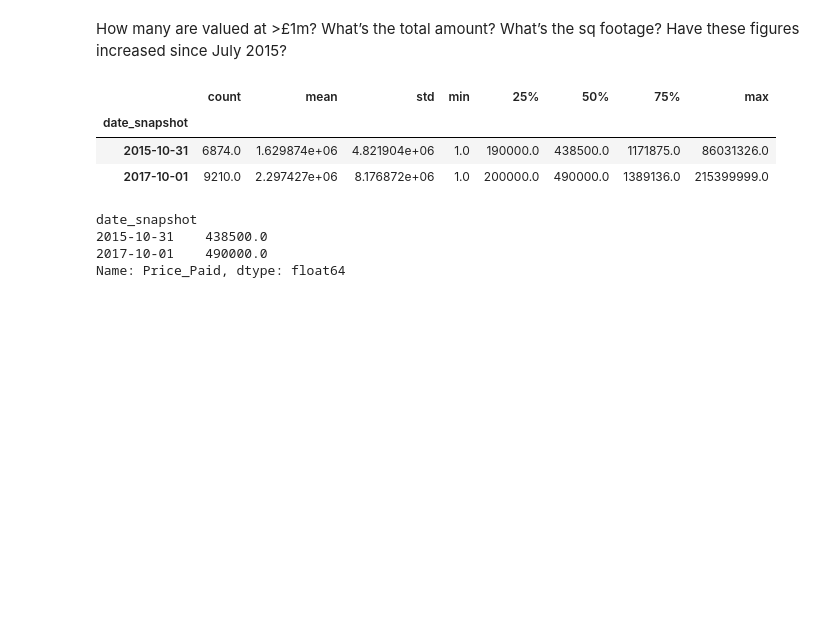
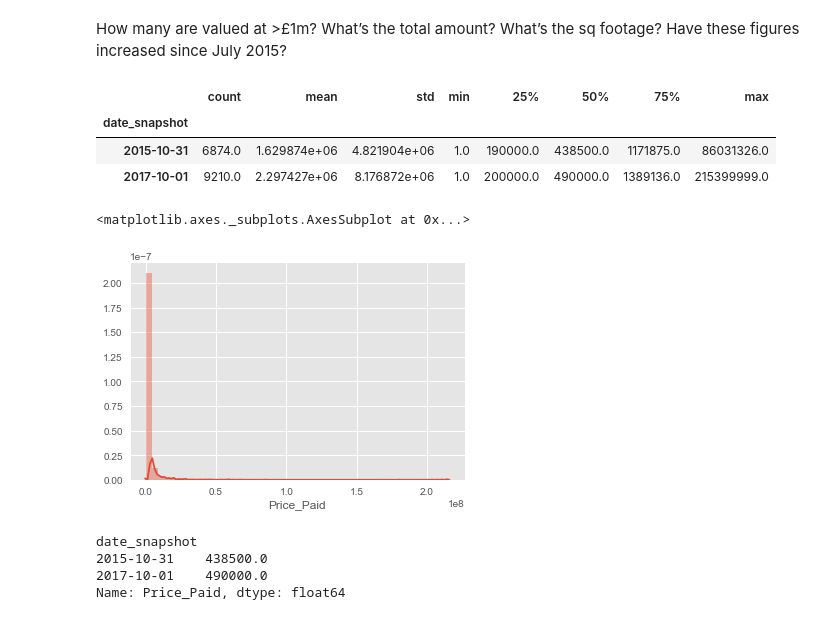
Before and after one commit to Global-Witness/overseas-companies-land-ownership-public, a Jupyter notebook: Draft Processing and Analysis.ipynb, the cells around one changed output. Cells and saved outputs as stored; diff of their text form; code cells hidden in the pictures; blank space fills up the shorter version.

```diff
--- a/Draft Processing and Analysis.ipynb
+++ b/Draft Processing and Analysis.ipynb
@@ -96,3 +99,25 @@ data['Date_Proprietor_Added'].value_counts().plot(figsize=(20,10))
 # %% [output]
 <matplotlib.axes._subplots.AxesSubplot at 0x...>
 [figure]
+# %%
+##Load in data on secrecy jurisdictions, normalize and take average of secrecy score from Financial Secrecy Index 2015
+secrecy_index = pd.read_csv('data/financial_secrecy_index_2015.csv')
+secrecy_index['normalized_jurisdiction'] = secrecy_index.Jurisdiction.str.upper()
+def derive_mean_or_leave_score(row):
+    pat = re.compile('.*(\d\d)-(\d\d).*')
+    if ')' in row['Secrecy Score']:
+        return int(re.search(pat,row['Secrecy Score']).group(1)) + int(re.search(pat,row['Secrecy Score']).group(2)) / 2
+    else:
+        return row['Secrecy Score']
+secrecy_index['secret_score_mean'] = secrecy_index.apply(derive_mean_or_leave_score,axis=1)
+secrecy_index.secret_score_mean = secrecy_index.secret_score_mean.astype(float)
+secret_jurisdictions = secrecy_index[secrecy_index['secret_score_mean'] >= 60]['normalized_jurisdiction'].tolist()
+##Add in all USA states
+us_secret = data[data.Country_Incorporated.str.contains('U.S.A')].Country_Incorporated.unique().tolist()
+secret_jurisdictions.extend(us_secret)
+##Normalziation of Country Incorproated field
+data['incorporated_normalized'] = data.Country_Incorporated
+data.incorporated_normalized = data.incorporated_normalized.str.replace('ST KITTS AND NEVIS','ST KITTS & NEVIS')
+data.incorporated_normalized = data.incorporated_normalized.str.replace('BELIZ','BELIZE')
+##Add this on to data
+data['secrecy_jurisdiction'] = data.incorporated_normalized.apply(lambda x: True if x in secret_jurisdictions else False)
@@ -127,6 +184,12 @@ data.groupby('date_snapshot').describe()['Price_Paid']
 | date_snapshot |  |  |  |  |  |  |  |  |
 | 2015-10-31 | 6874.0 | 1.629874e+06 | 4.821904e+06 | 1.0 | 190000.0 | 438500.0 | 1171875.0 | 86031326.0 |
 | 2017-10-01 | 9210.0 | 2.297427e+06 | 8.176872e+06 | 1.0 | 200000.0 | 490000.0 | 1389136.0 | 215399999.0 |
+# %%
+##Distribution of price paid values where they exist
+sns.distplot(data['Price_Paid'].dropna())
+# %% [output]
+<matplotlib.axes._subplots.AxesSubplot at 0x...>
+[figure, added]
 # %%
 data.groupby('date_snapshot').median()['Price_Paid']
 # %% [output]
```
Also changed, not shown: parts of 23 cells of this notebook, 9 other files.
